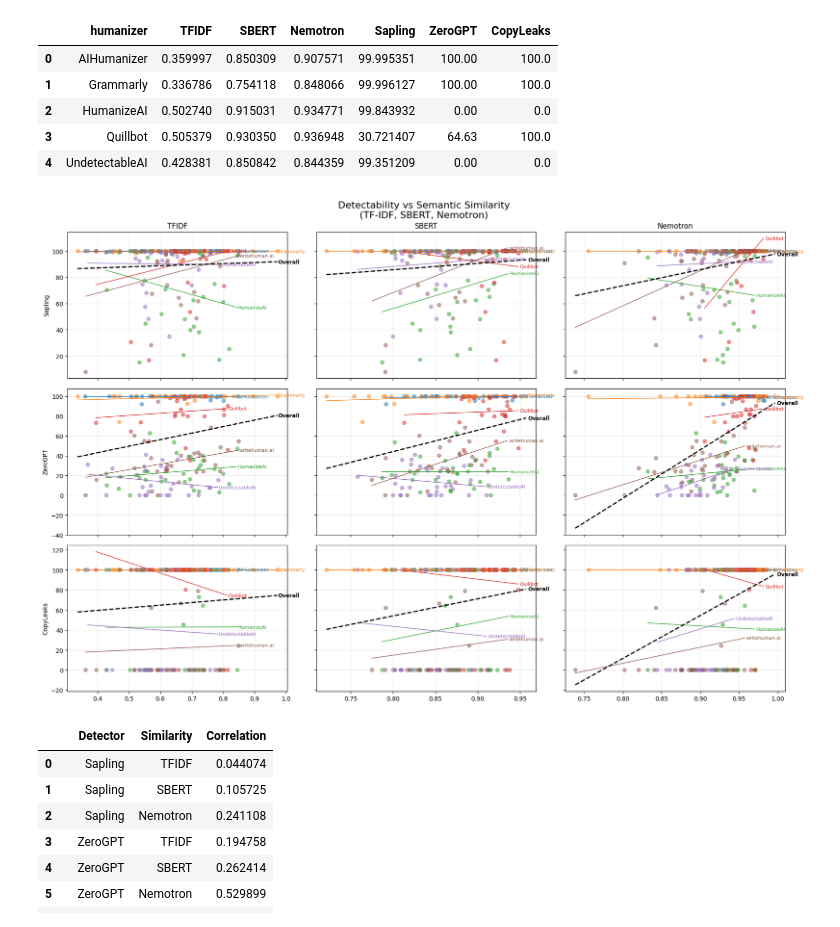
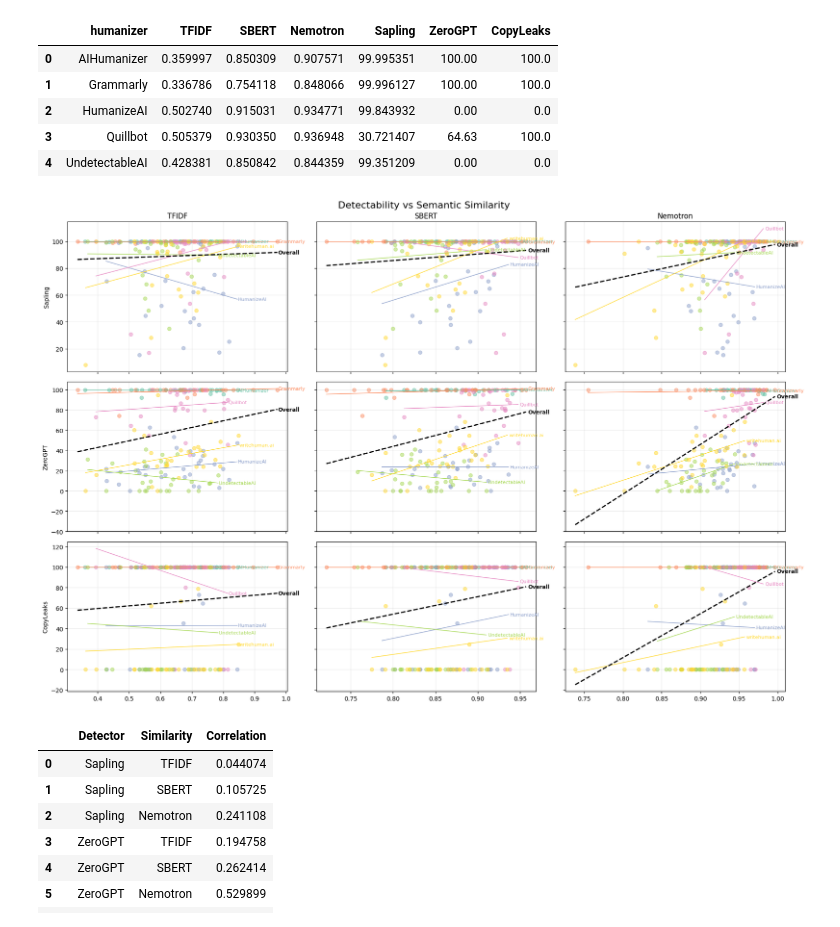
Before and after one commit to warit-tee/FYP, a Jupyter notebook: detect_similarity/detect_similarity_v2.ipynb, the cells around one changed output. Cells and saved outputs as stored; diff of their text form; code cells hidden in the pictures.

```diff
--- a/detect_similarity/detect_similarity_v2.ipynb
+++ b/detect_similarity/detect_similarity_v2.ipynb
@@ -124,7 +124,7 @@ import matplotlib.pyplot as plt
 
 similarities = ['TFIDF', 'SBERT', 'Nemotron']
 detectors = ['Sapling', 'ZeroGPT', 'CopyLeaks']
-colors = plt.cm.tab10.colors
+colors = plt.cm.Set2.colors
 
 fig, axes = plt.subplots(
     nrows=len(detectors),
@@ -175,35 +175,35 @@ for i, det in enumerate(detectors):
                 yy_all,
                 color='black',
                 linestyle='--',
                 linewidth=2
             )
 
             ax.text(
                 xx_all.max() + 0.002,
                 yy_all[-1],
                 'Overall',
                 color='black',
                 fontsize=9,
                 fontweight='bold',
                 va='center'
             )
 
         # Labels and grid
         if i == 0:
             ax.set_title(sim)
         if j == 0:
             ax.set_ylabel(det)
 
         ax.grid(alpha=0.25)
 
 plt.suptitle(
-    "Detectability vs Semantic Similarity\n(TF-IDF, SBERT, Nemotron)",
+    "Detectability vs Semantic Similarity",
     fontsize=16
 )
 plt.tight_layout()
 plt.show()
 # %% [output]
-[figure, old version]
+[figure, new version]
 # %%
 corr_rows = []
 
```
Also changed, not shown: 3 other files.
